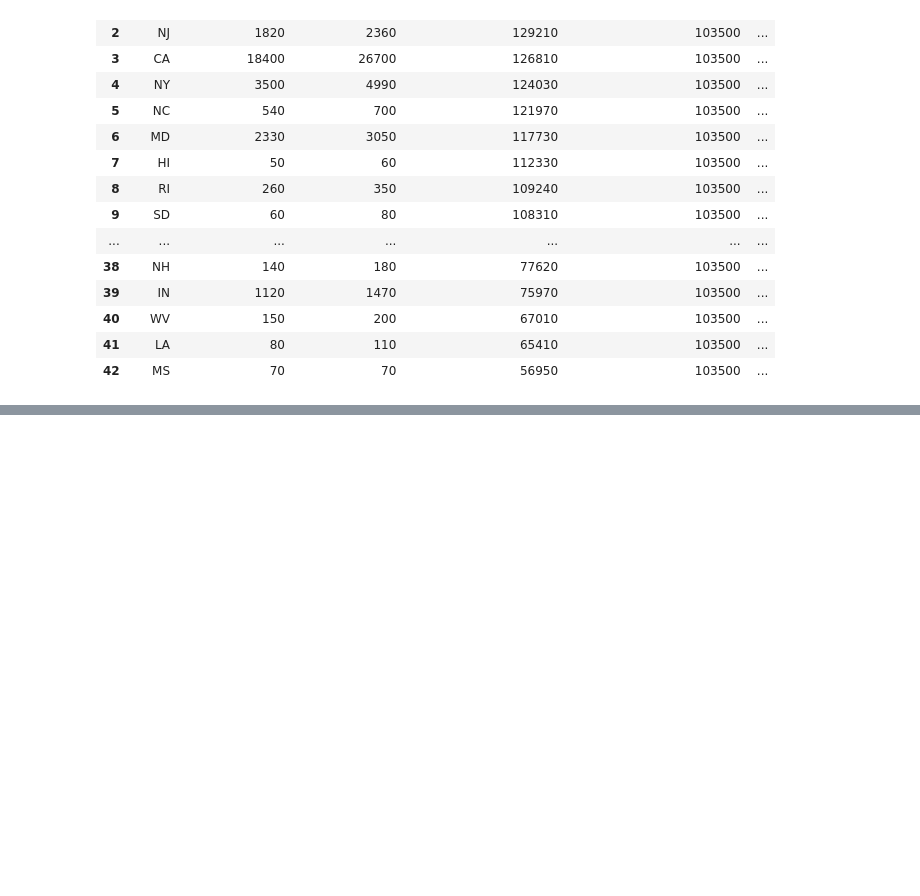
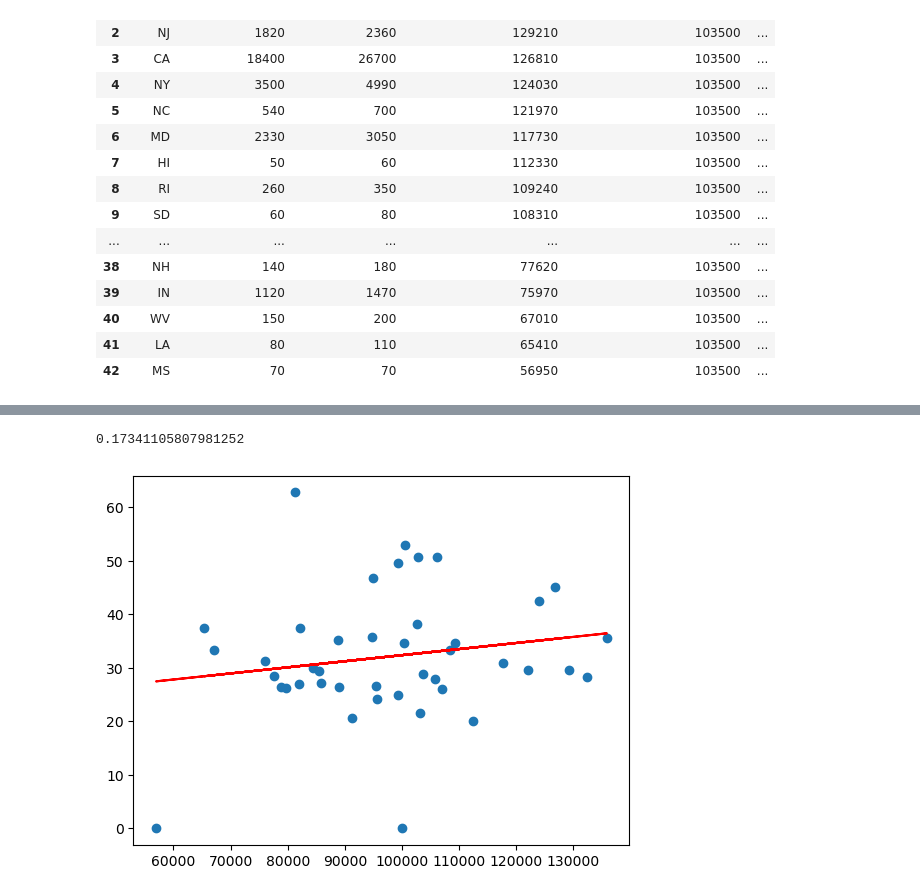
Before and after one commit to peatk/Group3_Project_-1, a Jupyter notebook: DataAnalysisDataAnalysts-AV Working Copy.ipynb, the cells around one changed output, grey strips where cells are left out. Saved outputs shown, nothing was run; the diff lists cells and outputs as text; code cells hidden in the pictures; blank space fills up the shorter version.

```diff
--- a/DataAnalysisDataAnalysts-AV Working Copy.ipynb
+++ b/DataAnalysisDataAnalysts-AV Working Copy.ipynb
@@ -279,0 +341,3 @@ projected_jobs_states
+# %%
+states_df["Growth Rate (%)"] = round((states_df["Projected Jobs"]-states_df["Estimated Jobs"])/states_df["Estimated Jobs"]*100,2)
+states_df
@@ -279,0 +362,3 @@ projected_jobs_states
+# %%
+states_df=states_df.dropna()
+states_df
@@ -279,0 +383,10 @@ projected_jobs_states
+# %%
+plt.scatter(states_df["Median Salary (State)"],states_df["Growth Rate (%)"])
+pearson_corr = states_df['Median Salary (State)'].corr(states_df['Growth Rate (%)'])
+slope, intercept, r_value,p_value, std_err = linregress(states_df["Median Salary (State)"], states_df["Growth Rate (%)"])
+plt.plot(states_df['Median Salary (State)'], intercept + slope * states_df['Median Salary (State)'],'r', label='Linear Regression')
+print(pearson_corr)
+plt.show()
+# %% [output]
+0.17341105807981252
+[figure, added]
```
Also changed, not shown: parts of 12 cells of this notebook.
